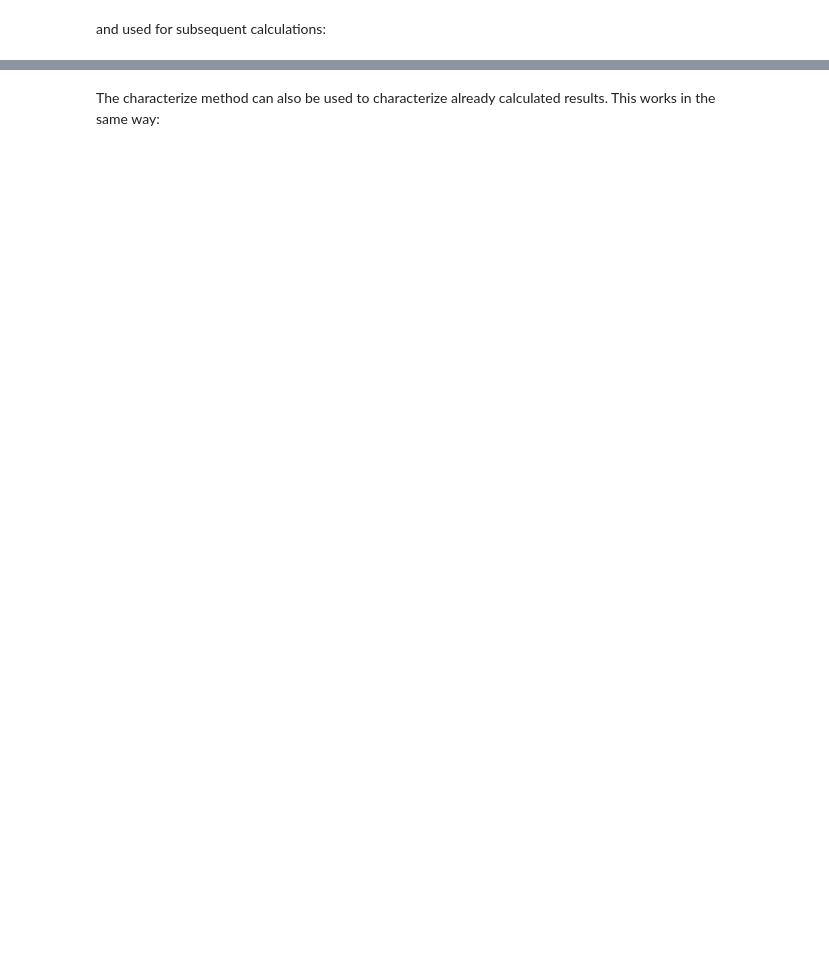
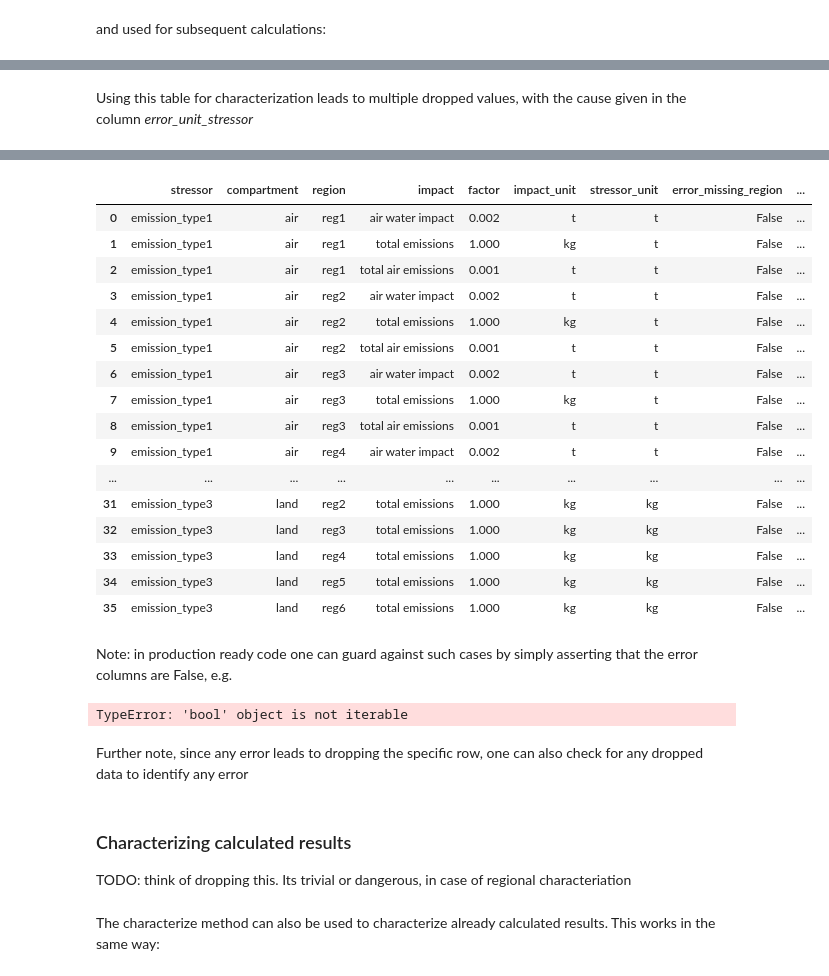
Before and after one commit to IndEcol/pymrio, a Jupyter notebook: doc/source/notebooks/stressor_characterization.ipynb, the cells around one changed output, grey strips where cells are left out. Saved outputs shown, nothing was run; the diff lists cells and outputs as text; code cells hidden in the pictures; blank space fills up the shorter version.

```diff
--- a/doc/source/notebooks/stressor_characterization.ipynb
+++ b/doc/source/notebooks/stressor_characterization.ipynb
@@ -131,0 +306,6 @@ io.impacts.D_cba
+# %%
+ch = pd.read_csv(
+    (PYMRIO_PATH["test_mrio"] / Path("concordance") / "emissions_charact_reg_spec.tsv"),
+    sep="\t",
+)
+ch
@@ -131,0 +335,3 @@ io.impacts.D_cba
+# %%
+ch.loc[ch.stressor == "emission_type1", "stressor_unit"] = "t"
+ch
@@ -131,0 +356,7 @@ io.impacts.D_cba
+# %% [markdown]
+Using this table for characterization leads to multiple dropped values, with
+the cause given in the column *error_unit_stressor*
+# %%
+unit_miss = io.emissions.characterize(ch)
+unit_miss.factors
+# %% [output]
@@ -132,3 +365,32 @@ io.impacts.D_cba
+|  | stressor | compartment | region | impact | factor | impact_unit | stressor_unit | error_missing_region | ... |
+| 0 | emission_type1 | air | reg1 | air water impact | 0.002 | t | t | False | ... |
+| 1 | emission_type1 | air | reg1 | total emissions | 1.000 | kg | t | False | ... |
+| 2 | emission_type1 | air | reg1 | total air emissions | 0.001 | t | t | False | ... |
+| 3 | emission_type1 | air | reg2 | air water impact | 0.002 | t | t | False | ... |
+| 4 | emission_type1 | air | reg2 | total emissions | 1.000 | kg | t | False | ... |
+| 5 | emission_type1 | air | reg2 | total air emissions | 0.001 | t | t | False | ... |
+| 6 | emission_type1 | air | reg3 | air water impact | 0.002 | t | t | False | ... |
+| 7 | emission_type1 | air | reg3 | total emissions | 1.000 | kg | t | False | ... |
+| 8 | emission_type1 | air | reg3 | total air emissions | 0.001 | t | t | False | ... |
+| 9 | emission_type1 | air | reg4 | air water impact | 0.002 | t | t | False | ... |
+| ... | ... | ... | ... | ... | ... | ... | ... | ... | ... |
+| 31 | emission_type3 | land | reg2 | total emissions | 1.000 | kg | kg | False | ... |
+| 32 | emission_type3 | land | reg3 | total emissions | 1.000 | kg | kg | False | ... |
+| 33 | emission_type3 | land | reg4 | total emissions | 1.000 | kg | kg | False | ... |
+| 34 | emission_type3 | land | reg5 | total emissions | 1.000 | kg | kg | False | ... |
+| 35 | emission_type3 | land | reg6 | total emissions | 1.000 | kg | kg | False | ... |
+# %% [markdown]
+Note: in production ready code one can guard against such cases by simply
+asserting that the error columns are False, e.g.
+# %%
+assert all(unit_miss.factors.error_unit_stressor is False), "Unit mismatch"
+# %% [output]
+TypeError: 'bool' object is not iterable
+# %% [markdown]
+Further note, since any error leads to dropping the specific row, one can also check for any dropped data to identify any error
+# %% [markdown]
+### Characterizing calculated results
+TODO: think of dropping this. Its trivial or dangerous, in case of regional characteriation
 # %% [markdown]
 The characterize method can also be used to characterize already calculated
 results. This works in the same way:
```
Also changed, not shown: parts of 55 cells of this notebook, 8 other files.
